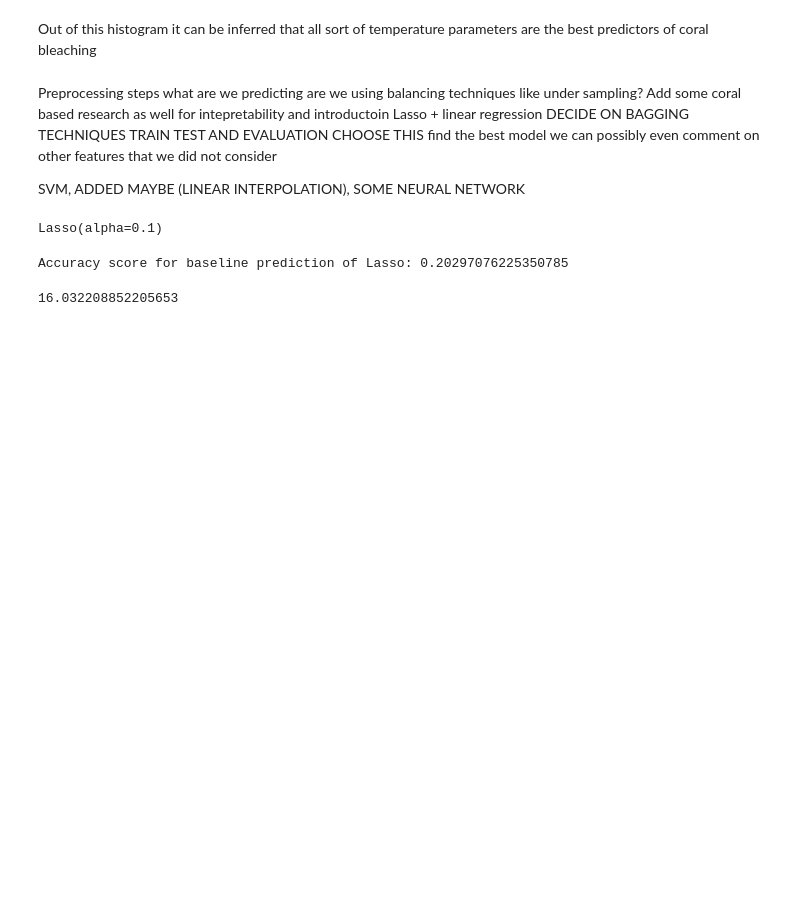
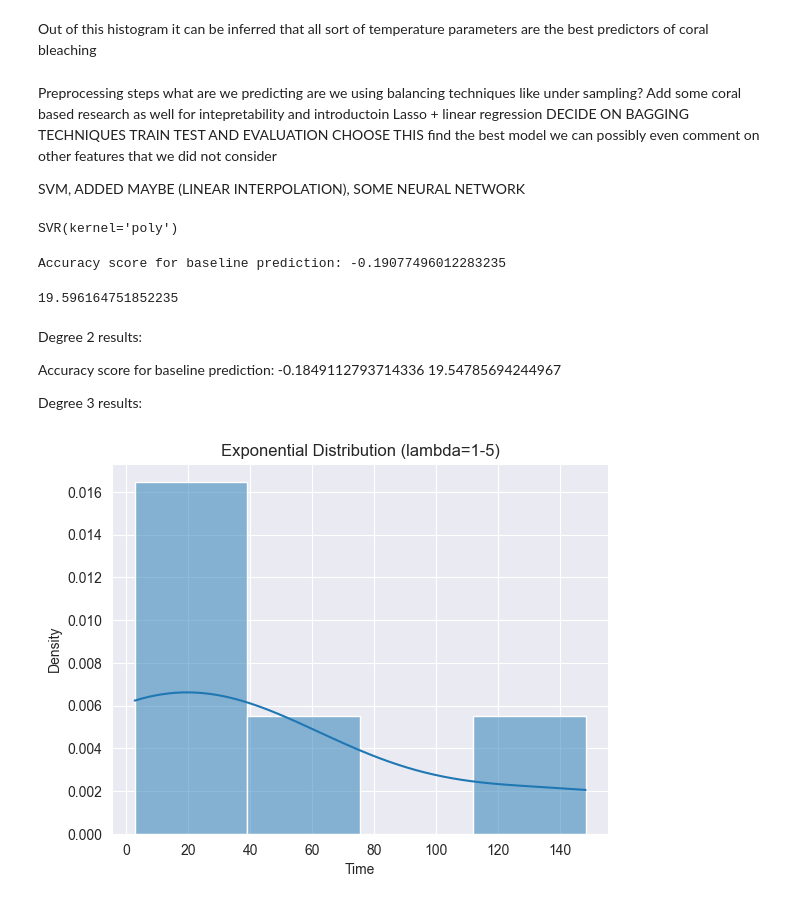
Before and after one commit to BopHockoB/Reef_Analysis, a Jupyter notebook: bleaching_classification_dataset_preprocessing.ipynb, the cells around one changed output. Saved outputs shown, nothing was run; the diff lists cells and outputs as text; code cells hidden in the pictures; blank space fills up the shorter version.

```diff
--- a/bleaching_classification_dataset_preprocessing.ipynb
+++ b/bleaching_classification_dataset_preprocessing.ipynb
@@ -320,12 +283,6 @@ find the best model we can possibly even comment on other features that we did n
 
 SVM,  ADDED MAYBE (LINEAR INTERPOLATION), SOME NEURAL NETWORK
 # %%
-from sklearn.linear_model import Lasso
 from sklearn.model_selection import train_test_split
 
 X_train, X_test, y_train, y_test = train_test_split(x, y, test_size=0.2, random_state=42)
-
-lasso_model = Lasso(alpha=0.1)
-lasso_model.fit(X_train, y_train)
-# %% [output]
-Lasso(alpha=0.1)
@@ -332,10 +295,42 @@ Lasso(alpha=0.1)
+# %%
+from sklearn.svm import SVR
+
+model = SVR(kernel="poly", degree=3, shrinking=True, tol=0.001)
+model.fit(X_train, y_train)
+# %% [output]
+SVR(kernel='poly')
 # %%
 from sklearn.metrics import r2_score, root_mean_squared_error
 
-baseline_y = lasso_model.predict(X_test)
+baseline_y = model.predict(X_test)
 score = r2_score(y_test, baseline_y)
-print(f"Accuracy score for baseline prediction of Lasso: {score}")
+print(f"Accuracy score for baseline prediction: {score}")
 root_mean_squared_error(y_test, baseline_y)
 # %% [output]
-Accuracy score for baseline prediction of Lasso: 0.20297076225350785
+Accuracy score for baseline prediction: -0.19077496012283235
-16.032208852205653
+19.596164751852235
+# %% [markdown]
+Degree 2 results:
+
+Accuracy score for baseline prediction: -0.1849112793714336
+19.54785694244967
+
+Degree 3 results:
+# %%
+import numpy as np
+import matplotlib.pyplot as plt
+import seaborn as sns
+
+# Set the rate parameter lambda
+t = [1, 2, 3 , 4, 5]
+# Generate exponential data
+data = np.exp(t)
+
+# Plot the KDE and histogram
+sns.histplot(data, kde=True, stat="density")
+plt.title("Exponential Distribution (lambda=1-5)")
+plt.xlabel("Time")
+plt.ylabel("Density")
+plt.show()
+# %% [output]
+[figure, added]
```
Also changed, not shown: parts of 17 cells of this notebook, 1 other file.
